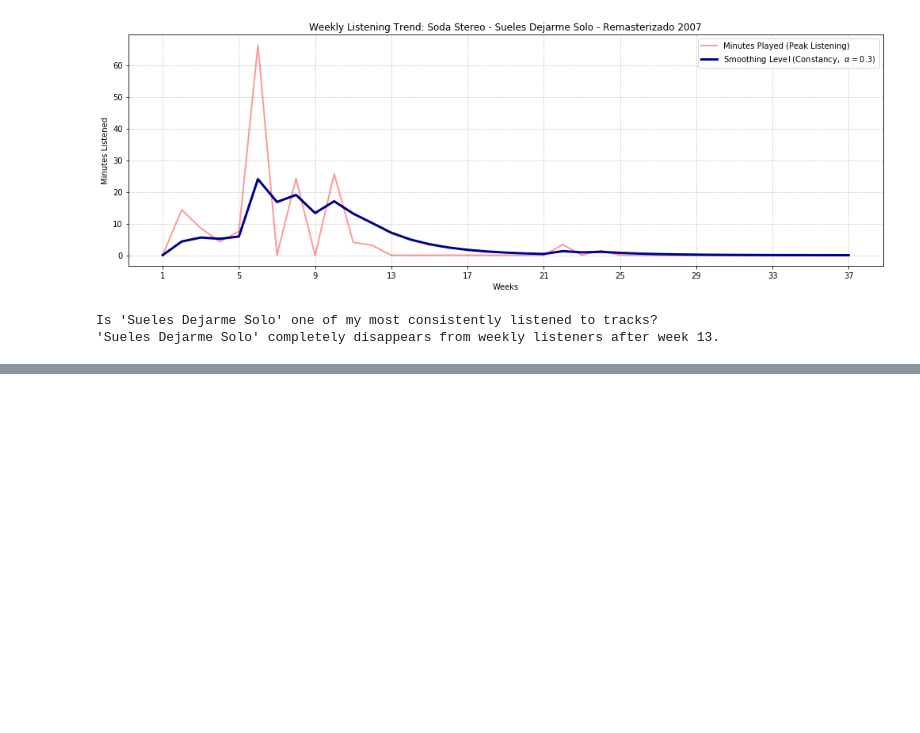
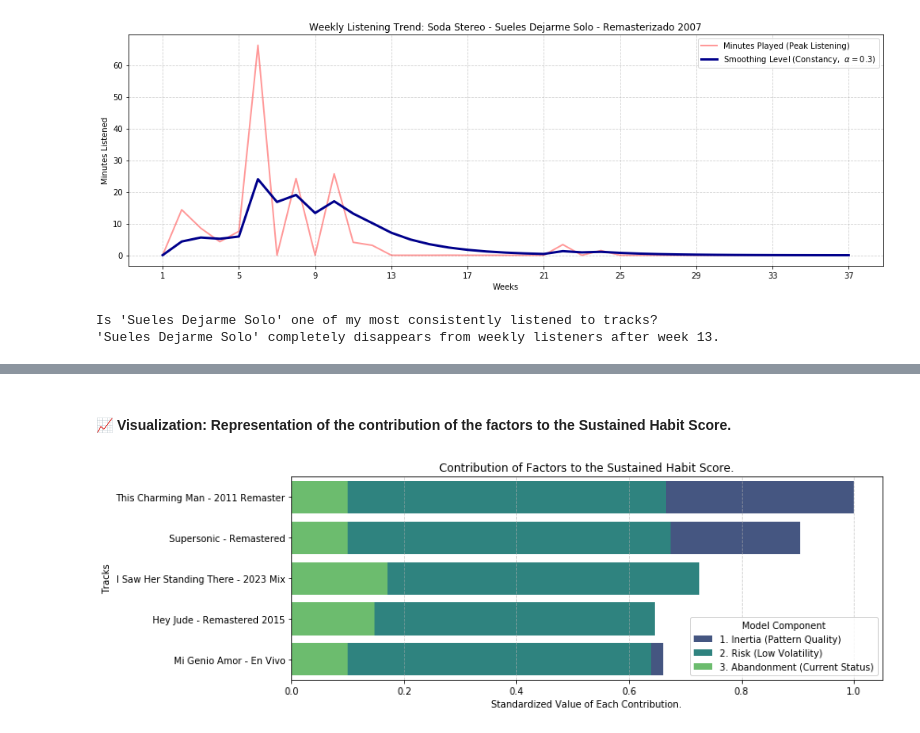
Before and after one commit to Garridot/spotify-wrapped-detailed, a Jupyter notebook: analysis.ipynb, the cells around one changed output, grey strips where cells are left out. Cells and saved outputs as stored; diff of their text form; code cells hidden in the pictures; blank space fills up the shorter version.

Commit message:
apply the calculations to rank the consumption based on consistent listening habits.

```diff
--- a/analysis.ipynb
+++ b/analysis.ipynb
@@ -1022,0 +1138,16 @@ In **conclusion**, when using only the SES model, **outliers continue to drop ou
+# %%
+# --- Final Calculation ---
+
+# P_Final = St_norm * (1 / (1 + Sigma_norm)) * Total_norm * Decay_Factor
+final_ranking['P_Final'] = (
+    final_ranking['St_norm'] *                 # Quality Base (Inertia)
+    (1 / (1 + final_ranking['Sigma_norm'])) *  # Risk Factor (Volatility Penalty)
+    final_ranking['Total_norm'] *              # Relevance Factor (Minimum Volume)
+    final_ranking['Decay_Factor']              # Decay Penalty (Recent Abandonment)
+)
+
+# Generate the Final Ranking
+top_triple_filter_tracks = final_ranking.sort_values(
+    by=['P_Final',"Total_norm"],
+    ascending=[False,False]
+)
@@ -1022,0 +1199,60 @@ In **conclusion**, when using only the SES model, **outliers continue to drop ou
+# %% [markdown]
+#### 📈 Visualization:  Representation of the contribution of the factors to the Sustained Habit Score.
+# %%
+top_tracks = top_triple_filter_tracks.head(5).copy()
+
+# Create a column representing the 'Risk Factor' to graph
+top_tracks['Risk_Factor'] = 1 / (1 + top_tracks['Sigma_norm'])
+
+# Select the main factors columns for the chart
+plot_data = top_tracks[[
+    'artistName',
+    'trackName',
+    'St_norm',
+    'Risk_Factor',
+    'Decay_Factor'
+]].copy()
+
+# # Remove redundant columns and prepare "long" format for sns.barplot
+plot_data = plot_data.melt(
+    id_vars='trackName',
+    value_vars=['St_norm', 'Risk_Factor', 'Decay_Factor'],
+    var_name='Factor',
+    value_name='Normalized_Value'
+)
+
+
+# --- Visualization ---
+
+
+plt.figure(figsize=(12, 4))
+
+# Map the factor names to the legend
+factor_mapping = {
+    'St_norm': '1. Inertia (Pattern Quality)',
+    'Risk_Factor': '2. Risk (Low Volatility)',
+    'Decay_Factor': '3. Abandonment (Current Status)'
+}
+plot_data['Factor'] = plot_data['Factor'].map(factor_mapping)
+
+
+ax = snsv.barplot(
+    x='Normalized_Value',
+    y='trackName',
+    hue='Factor',
+    data=plot_data,
+    palette='viridis',
+    dodge=False
+)
+
+plt.title('Contribution of Factors to the Sustained Habit Score.')
+plt.xlabel("Standardized Value of Each Contribution.")
+plt.ylabel("Tracks")
+plt.legend(title='Model Component', loc='lower right')
+plt.grid(axis='x', linestyle='--', alpha=0.6)
+
+
+plt.tight_layout()
+plt.show()
+# %% [output]
+[figure, added]
```
Also changed, not shown: parts of 28 cells of this notebook.
